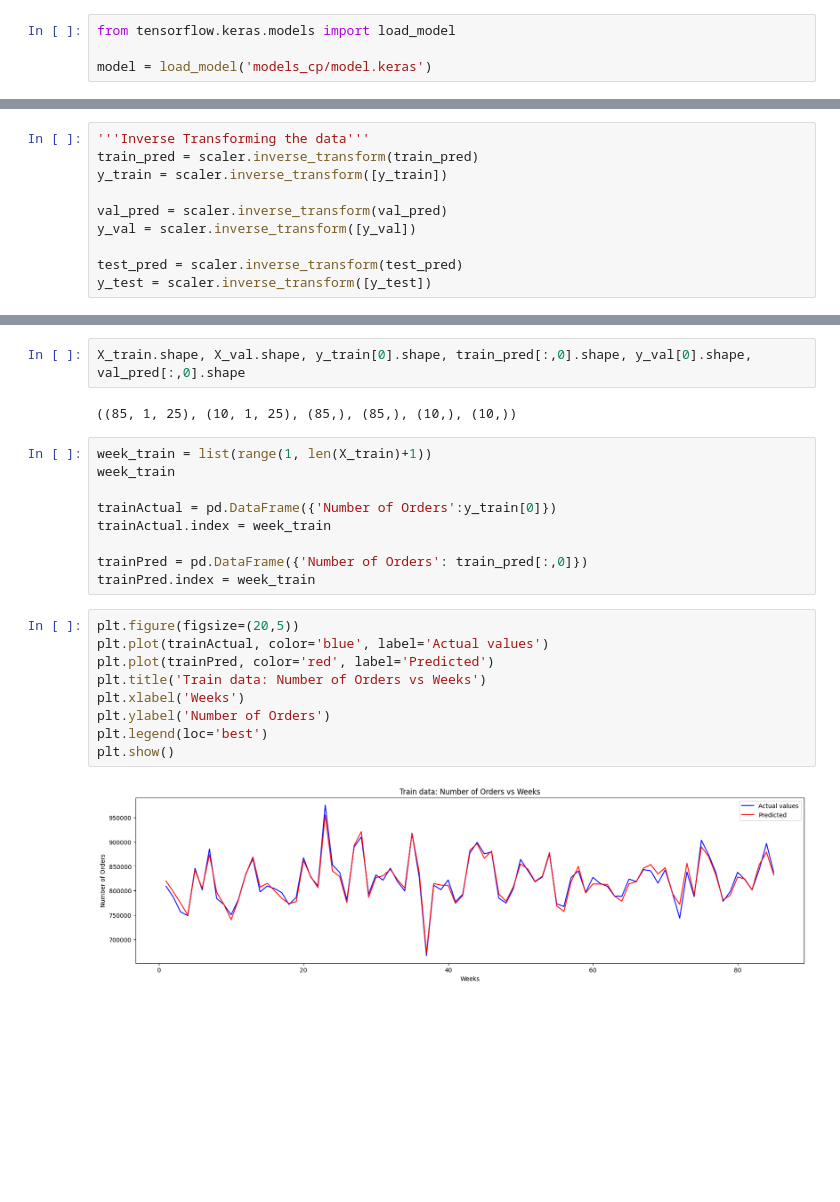
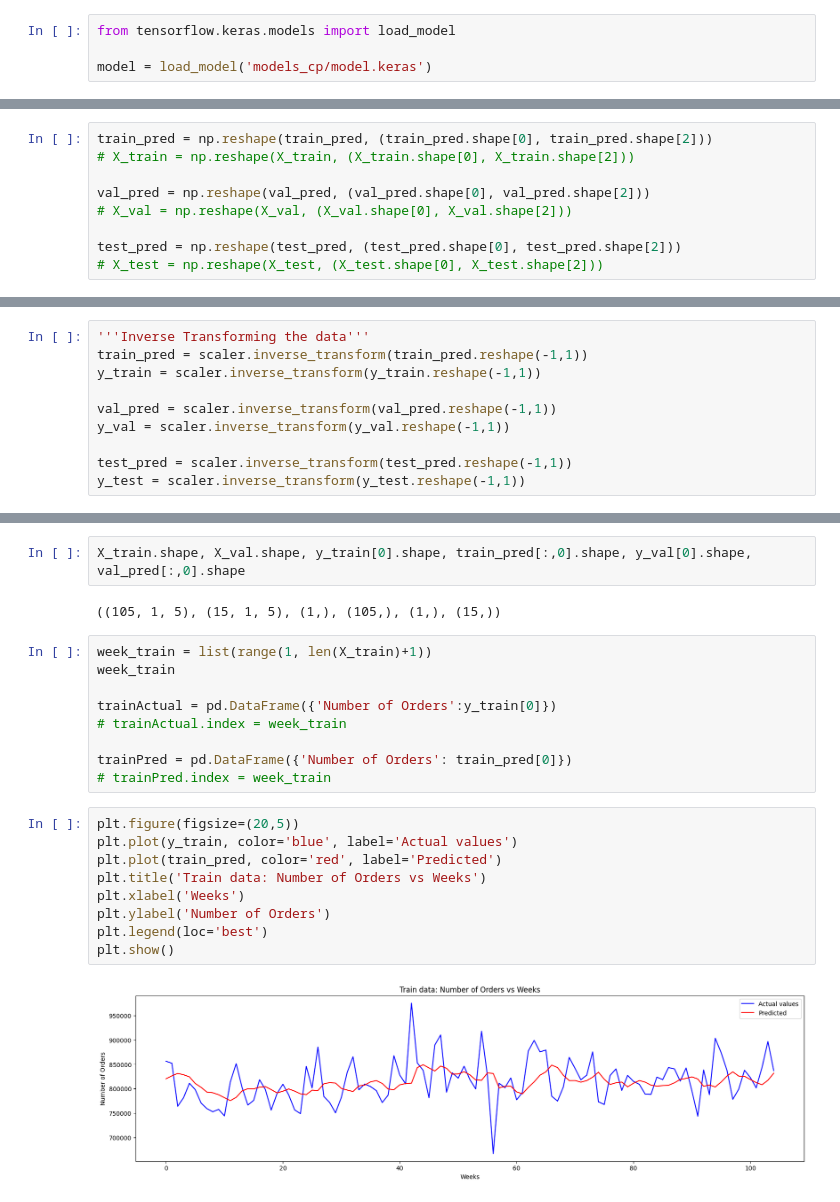
Before and after one commit to karnavivek/Food-Demand-Forecasting, a Jupyter notebook: Food Demand/fd_lstm.ipynb, the cells around one changed output, grey strips where cells are left out. Drawn from its saved outputs; the diff is of its cells as text; blank space fills up the shorter version.

```diff
--- a/Food Demand/fd_lstm.ipynb
+++ b/Food Demand/fd_lstm.ipynb
@@ -225 +238,10 @@ test_pred = model.predict(X_test)#.flatten()
+# %%
+train_pred = np.reshape(train_pred, (train_pred.shape[0], train_pred.shape[2]))
+# X_train = np.reshape(X_train, (X_train.shape[0], X_train.shape[2]))
+
+val_pred = np.reshape(val_pred, (val_pred.shape[0], val_pred.shape[2]))
+# X_val = np.reshape(X_val, (X_val.shape[0], X_val.shape[2]))
+
+test_pred = np.reshape(test_pred, (test_pred.shape[0], test_pred.shape[2]))
+# X_test = np.reshape(X_test, (X_test.shape[0], X_test.shape[2]))
 # %%
@@ -229,10 +251,10 @@ train_pred.shape, X_train.shape
 # %%
 '''Inverse Transforming the data'''
-train_pred = scaler.inverse_transform(train_pred)
-y_train = scaler.inverse_transform([y_train])
+train_pred = scaler.inverse_transform(train_pred.reshape(-1,1))
+y_train = scaler.inverse_transform(y_train.reshape(-1,1))
 
-val_pred = scaler.inverse_transform(val_pred)
-y_val = scaler.inverse_transform([y_val])
+val_pred = scaler.inverse_transform(val_pred.reshape(-1,1))
+y_val = scaler.inverse_transform(y_val.reshape(-1,1))
 
-test_pred = scaler.inverse_transform(test_pred)
-y_test = scaler.inverse_transform([y_test])
+test_pred = scaler.inverse_transform(test_pred.reshape(-1,1))
+y_test = scaler.inverse_transform(y_test.reshape(-1,1))
@@ -272,27 +298,27 @@ InvalidParameterError: The 'y_true' parameter of mean_squared_error must be an a
 # %%
 X_train.shape, X_val.shape, y_train[0].shape, train_pred[:,0].shape, y_val[0].shape, val_pred[:,0].shape
 # %% [output]
-((85, 1, 25), (10, 1, 25), (85,), (85,), (10,), (10,))
+((105, 1, 5), (15, 1, 5), (1,), (105,), (1,), (15,))
 # %%
 week_train = list(range(1, len(X_train)+1))
 week_train
 
 trainActual = pd.DataFrame({'Number of Orders':y_train[0]})
-trainActual.index = week_train
+# trainActual.index = week_train
 
-trainPred = pd.DataFrame({'Number of Orders': train_pred[:,0]})
-trainPred.index = week_train
+trainPred = pd.DataFrame({'Number of Orders': train_pred[0]})
+# trainPred.index = week_train
 # %%
 plt.figure(figsize=(20,5))
-plt.plot(trainActual, color='blue', label='Actual values')
-plt.plot(trainPred, color='red', label='Predicted')
+plt.plot(y_train, color='blue', label='Actual values')
+plt.plot(train_pred, color='red', label='Predicted')
 plt.title('Train data: Number of Orders vs Weeks')
 plt.xlabel('Weeks')
 plt.ylabel('Number of Orders')
 plt.legend(loc='best')
 plt.show()
 # %% [output]
-[figure, old version]
+[figure, new version]
 # %%
 week_val = list(range(len(X_train)+1, len(X_train)+len(X_val)+1))
 week_val
```
Also changed, not shown: parts of 20 cells of this notebook, 4 other files.
